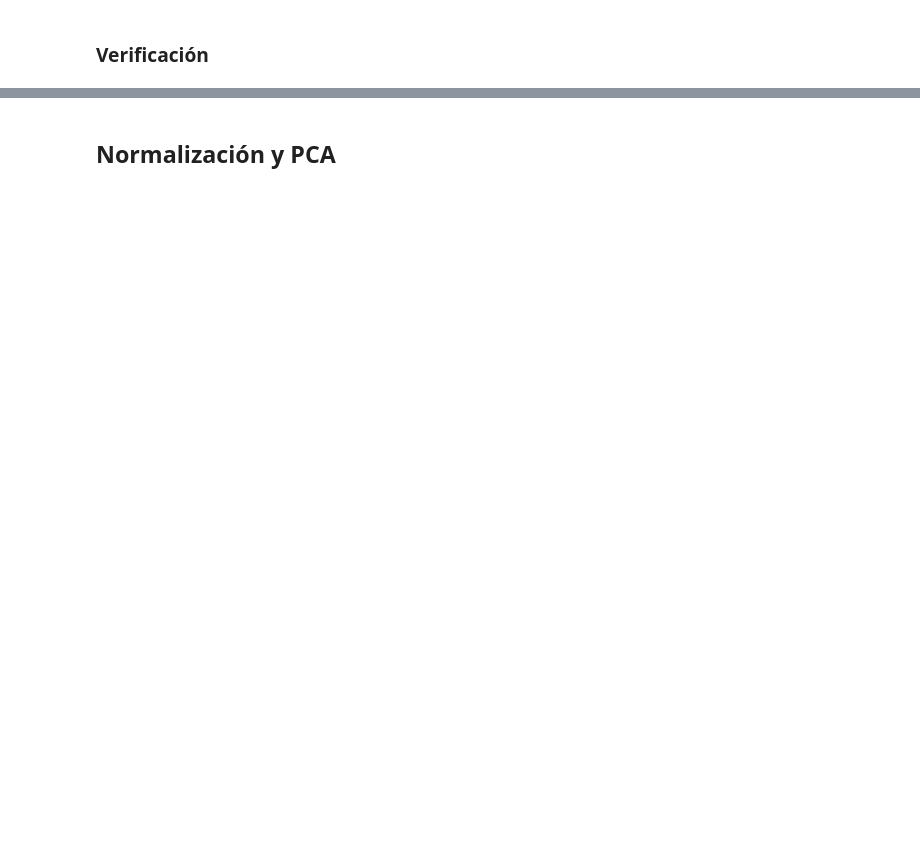
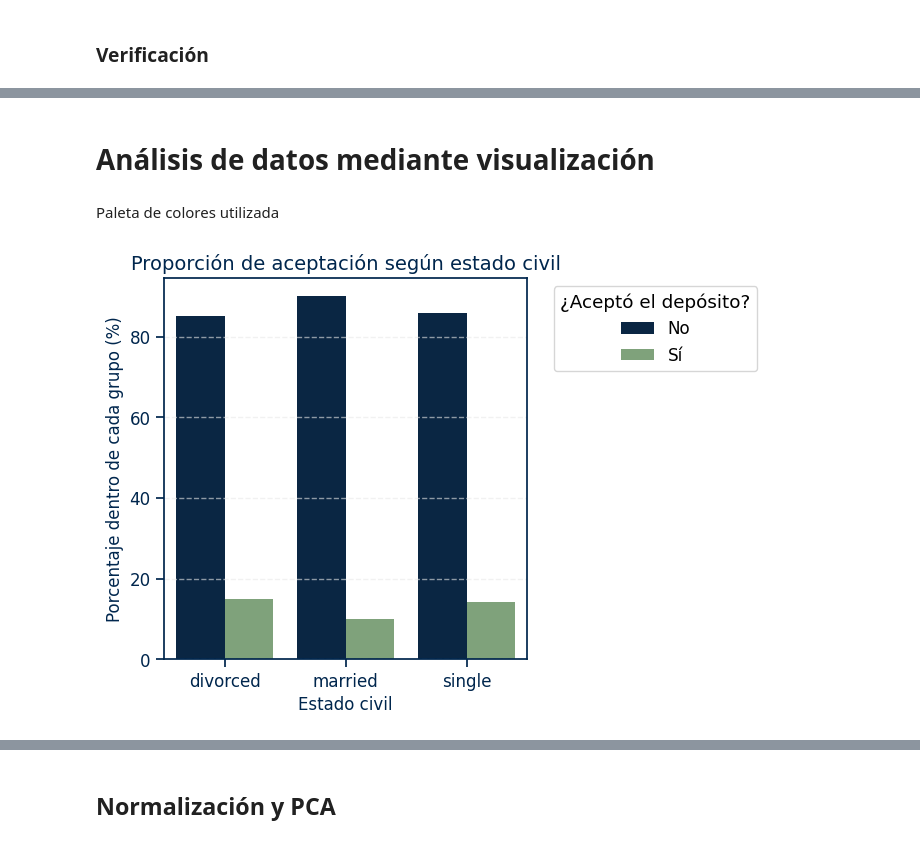
Before and after one commit to AnaMenoni/ProyectoAnalisisDeDatos, a Jupyter notebook: proyecto.ipynb, the cells around one changed output, grey strips where cells are left out. Cells and saved outputs as stored; diff of their text form; code cells hidden in the pictures; blank space fills up the shorter version.

```diff
--- a/proyecto.ipynb
+++ b/proyecto.ipynb
@@ -588,0 +583,4 @@ memory usage: 436.2+ KB
+# %% [markdown]
+# Análisis de datos mediante visualización
+# %% [markdown]
+Paleta de colores utilizada
@@ -588,0 +638,39 @@ memory usage: 436.2+ KB
+# %%
+label_map = {0: "No", 1: "Sí"}
+legend_order = ["No", "Sí"]
+legend_colors = {"No": color_rechazo, "Sí": color_exito}
+
+def map_y_labels(s):
+    """Convierte la columna y (0/1, bool o str) a etiquetas 'No'/'Sí'."""
+    if s.dtype == bool:
+        return s.map({False: "No", True: "Sí"})
+    try:
+        return s.astype(int).map(label_map)
+    except Exception:
+        return s.map({"0": "No", "1": "Sí"}).fillna("No")
+# %%
+# Proporción de aceptación según estado civil
+
+df_marital = df_cleaned[df_cleaned['marital'] != 'unknown'].copy()
+tmp = df_marital.assign(y_label = map_y_labels(df_marital['y']))
+marital_data = (
+    tmp.groupby(['marital', 'y_label']).size()
+       .reset_index(name='count')
+)
+marital_data['percentage'] = marital_data.groupby('marital')['count'].transform(lambda x: x / x.sum() * 100)
+
+plt.figure(figsize=(7,5))
+sns.barplot(
+    data=marital_data,
+    x='marital', y='percentage', hue='y_label',
+    hue_order=legend_order, palette=[legend_colors[h] for h in legend_order]
+)
+plt.title("Proporción de aceptación según estado civil", color=colores['azul_oscuro'])
+plt.xlabel("Estado civil", color=colores['azul_oscuro'])
+plt.ylabel("Porcentaje dentro de cada grupo (%)", color=colores['azul_oscuro'])
+plt.grid(axis='y', linestyle='--', alpha=0.6, color=colores['gris_claro'])
+plt.legend(title="¿Aceptó el depósito?", bbox_to_anchor=(1.05, 1), loc='upper left')
+plt.tight_layout()
+plt.show()
+# %% [output]
+[figure, added]
```
Also changed, not shown: parts of 55 cells of this notebook, 2 other files.
